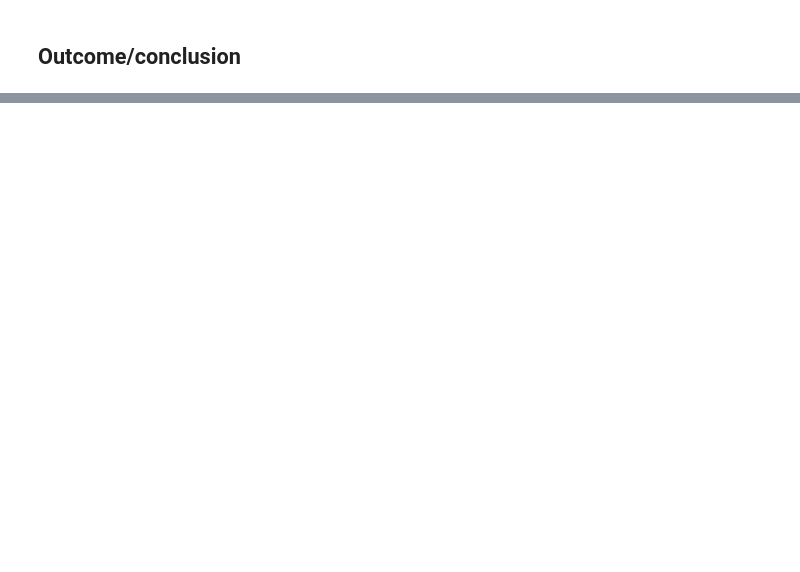
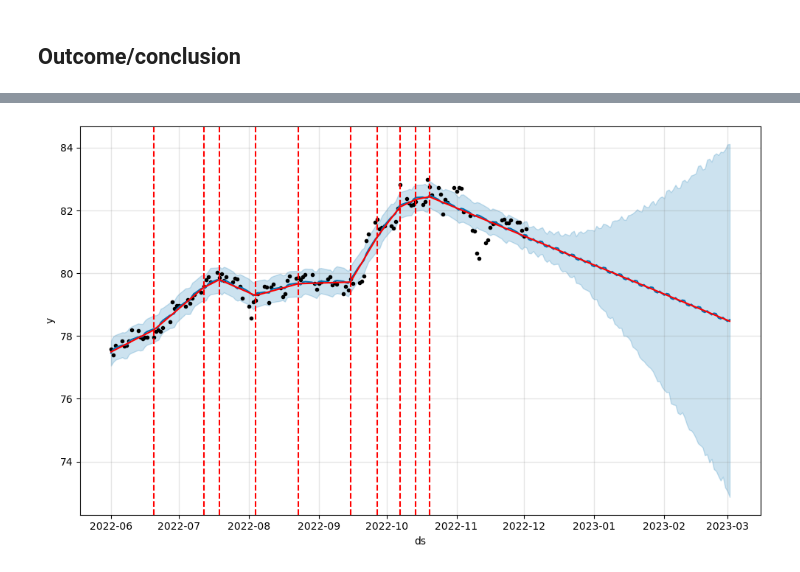
Before and after one commit to r15hank/currency-predictor, a Jupyter notebook: currency_predictor.ipynb, the cells around one changed output, grey strips where cells are left out. Saved outputs shown, nothing was run; the diff lists cells and outputs as text; code cells hidden in the pictures; blank space fills up the shorter version.

```diff
--- a/currency_predictor.ipynb
+++ b/currency_predictor.ipynb
@@ -142,0 +192,6 @@ plt.show()
+# %%
+from prophet.plot import add_changepoints_to_plot
+fig = prophet_basic.plot(forecast)
+a = add_changepoints_to_plot(fig.gca(), prophet_basic, forecast)
+# %% [output]
+[figure, added]
```
Also changed, not shown: parts of 15 cells of this notebook.
